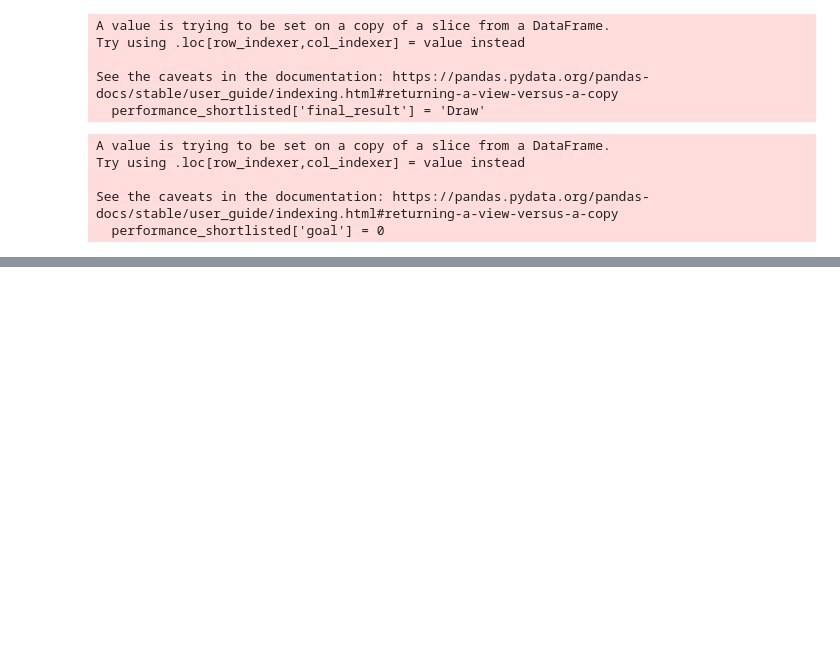
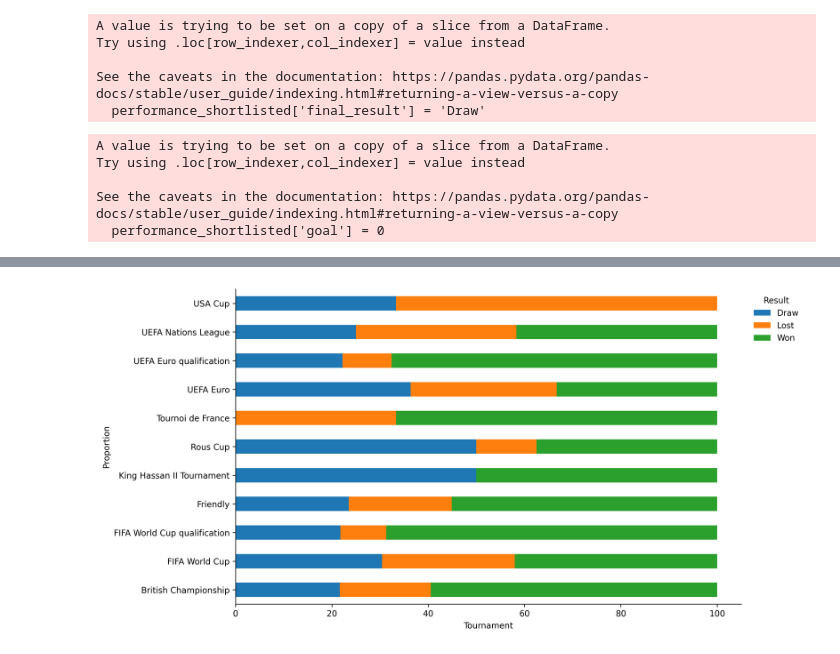
Before and after one commit to minhtran1309/DS_CC_solution, a Jupyter notebook: DS_foot_analysis.ipynb, the cells around one changed output, grey strips where cells are left out. Drawn from its saved outputs; the diff is of its cells as text; code cells hidden in the pictures; blank space fills up the shorter version.

```diff
--- a/DS_foot_analysis.ipynb
+++ b/DS_foot_analysis.ipynb
@@ -254,4 +349,8 @@ array(['Friendly', 'British Championship', 'FIFA World Cup qualification',
 # %%
-performance_by_tournament = performance_shortlisted.groupby(['team','tournament','final_result']).size()
-performance_by_tournament = performance_by_tournament.reset_index()
-performance_by_tournament['final_result'] = performance_by_tournament.groupby('tournament')[0].transform(lambda x: x/sum(x))
+sizes = performance_shortlisted.groupby(['tournament','final_result']).size()
+props = sizes.groupby('tournament').apply(lambda x: 100 * x / x.sum()).reset_index()
+props = props.pivot(columns='final_result', index='tournament').T
+props.index = props.index.droplevel(0)
+props.fillna(0, inplace=True)
+props_mat = props.T
+props_mat
@@ -257,0 +379,5 @@ performance_by_tournament['final_result'] = performance_by_tournament.groupby('t
+# %%
+fig_prob = plot_cluster_proportions(props_mat, xlabel_rotation=0, bar_kind='barh',fn='Canada_tournament_stat.png')
+plt.show()
+# %% [output]
+[figure, added]
```
Also changed, not shown: parts of 45 cells of this notebook.
